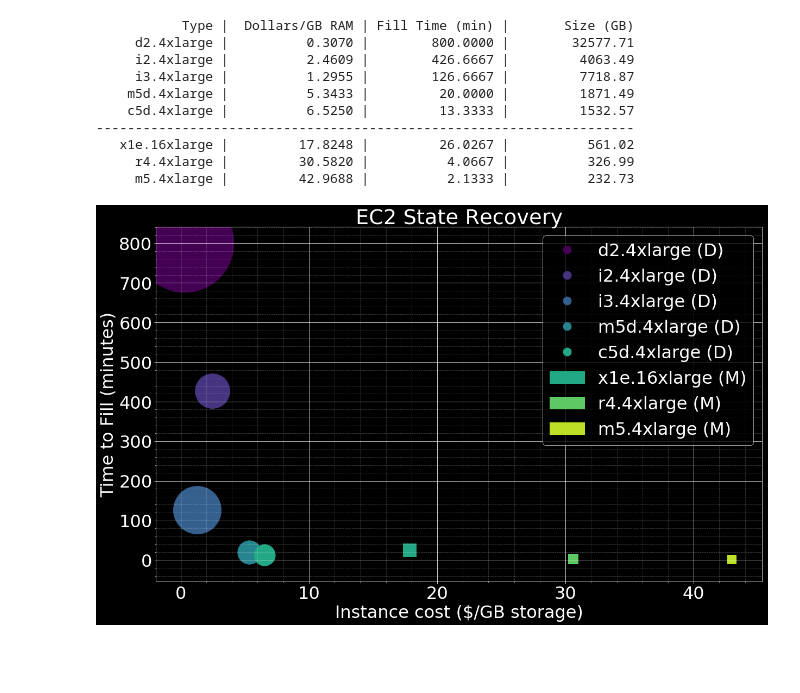
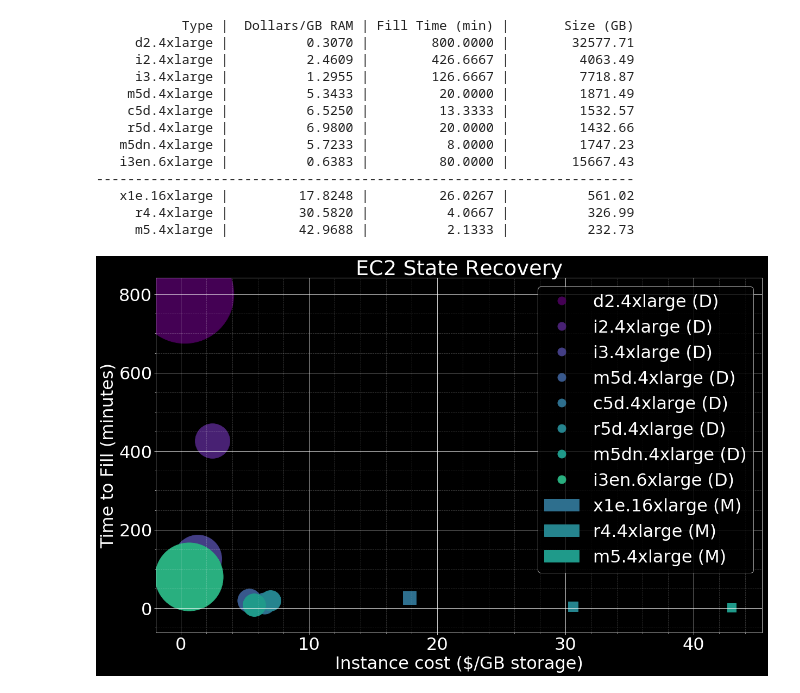
Before and after one commit to jolynch/performance-analysis, a Jupyter notebook: notebooks/aws_stateful_instance_analysis/stateful_instances.ipynb, the cells around one changed output. Saved outputs shown, nothing was run; the diff lists cells and outputs as text; code cells hidden in the pictures; blank space fills up the shorter version.

Commit message:
Update aws stateful instance recovery to include some newer instance types

```diff
--- a/notebooks/aws_stateful_instance_analysis/stateful_instances.ipynb
+++ b/notebooks/aws_stateful_instance_analysis/stateful_instances.ipynb
@@ -13,6 +13,9 @@ disk_network = {
     'i3.4xlarge': (4000, 3800, 122, 4923),
     'm5d.4xlarge': (4000, 600, 64, 3206),
     'c5d.4xlarge': (4000, 400, 32, 2610),
+    'r5d.4xlarge': (4000, 600, 128, 4188),
+    'm5dn.4xlarge': (10000, 600, 64, 3434),
+    'i3en.6xlarge': (25000, 15000, 192, 9574)
 }
 
 memory_network = {
@@ -20,6 +23,8 @@ memory_network = {
     'r4.4xlarge': (4000, 122, 3731),
     'm5.4xlarge': (4000, 64, 2750),
 }
+
+num_instances = len(disk_network) + len(memory_network)
 
 fill_vs_cost_disk = {
     k : (fill_time_min(v[1], v[0]), v[1] / v[3], v[3] / v[2], v[3] / v[1]) for (k, v) in disk_network.items()
@@ -52,7 +57,7 @@ ax1 = fig.add_subplot(111)
 
 handles = []
 cmap = matplotlib.cm.get_cmap('viridis')
-colors = colors=[cmap(i) for i in np.linspace(0.0, 0.9, 8)]
+colors = colors=[cmap(i) for i in np.linspace(0.0, 0.9, num_instances)]
 
 keys = [k for k in fill_vs_cost_disk.keys()]
 dollars = [fill_vs_cost_disk[k][2] for k in keys]
@@ -108,7 +116,7 @@ ax2 = fig.add_subplot(111)
 
 handles = []
 cmap = matplotlib.cm.get_cmap('viridis')
-colors = colors=[cmap(i) for i in np.linspace(0.0, 0.9, 7)]
+colors = colors=[cmap(i) for i in np.linspace(0.0, 0.9, num_instances)]
 
 keys = [k for k in fill_vs_cost_disk.keys()]
 dollars = [fill_vs_cost_disk[k][3] for k in keys]
@@ -118,6 +126,8 @@ size = [normalize_size(fill_vs_cost_disk[k][1]) for k in keys]
 print('{:>15} | {:>15} | {:>15} | {:>15}'.format('Type', 'Dollars/GB RAM', 'Fill Time (min)', 'Size (GB)'))
 for i in range(len(keys)):
     print('{:>15} | {:>15.4f} | {:>15.4f} | {:>15.2f}'.format(keys[i], dollars[i], time[i], size[i]))
+    color=colors[i]
+    label=keys[i] + " (D)"
     handles.append(Line2D([0], [0], marker='o', color=colors[i], label=keys[i] + " (D)",
                           ls="", markerfacecolor=colors[i], markersize=15))
     ax2.scatter([dollars[i]], [time[i]], s=[size[i]], c=[colors[i]])
@@ -126,31 +136,34 @@ print('-' * (18 * 4 - 3))
 keys = [k for k in fill_vs_cost_mem.keys()]
 dollars = [fill_vs_cost_mem[k][3] for k in keys]
 time = [fill_vs_cost_mem[k][0] for k in keys]
 size = [normalize_size(fill_vs_cost_mem[k][1]) for k in keys]
 
 for i in range(len(keys)):
     print('{:>15} | {:>15.4f} | {:>15.4f} | {:>15.2f}'.format(keys[i], dollars[i], time[i], size[i]))
     handles.append(mpatches.Patch(color=colors[4+i], label=keys[i] + " (M)"))
     ax2.scatter([dollars[i]], [time[i]], s=[size[i]], marker='s', c=[colors[4+i]])
 
 ax2.set_title('EC2 State Recovery')
 ax2.set_xlabel('Instance cost ($/GB storage)')
 ax2.set_ylabel('Time to Fill (minutes)')
 ax2.minorticks_on()
 ax2.grid(b=True, which='minor', color='white', linestyle='--', alpha=0.25)
 ax2.grid(b=True, which='major', color='white', linestyle='-')
 plt.legend(handles=handles)
 plt.show()
 fig.savefig('stateful_storage.png', transparent=True)
 # %% [output]
            Type |  Dollars/GB RAM | Fill Time (min) |       Size (GB)
      d2.4xlarge |          0.3070 |        800.0000 |        32577.71
      i2.4xlarge |          2.4609 |        426.6667 |         4063.49
      i3.4xlarge |          1.2955 |        126.6667 |         7718.87
     m5d.4xlarge |          5.3433 |         20.0000 |         1871.49
     c5d.4xlarge |          6.5250 |         13.3333 |         1532.57
+    r5d.4xlarge |          6.9800 |         20.0000 |         1432.66
+   m5dn.4xlarge |          5.7233 |          8.0000 |         1747.23
+   i3en.6xlarge |          0.6383 |         80.0000 |        15667.43
 ---------------------------------------------------------------------
    x1e.16xlarge |         17.8248 |         26.0267 |          561.02
      r4.4xlarge |         30.5820 |          4.0667 |          326.99
      m5.4xlarge |         42.9688 |          2.1333 |          232.73
-[figure, old version]
+[figure, new version]
```
Also changed, not shown: parts of 1 cell of this notebook.
